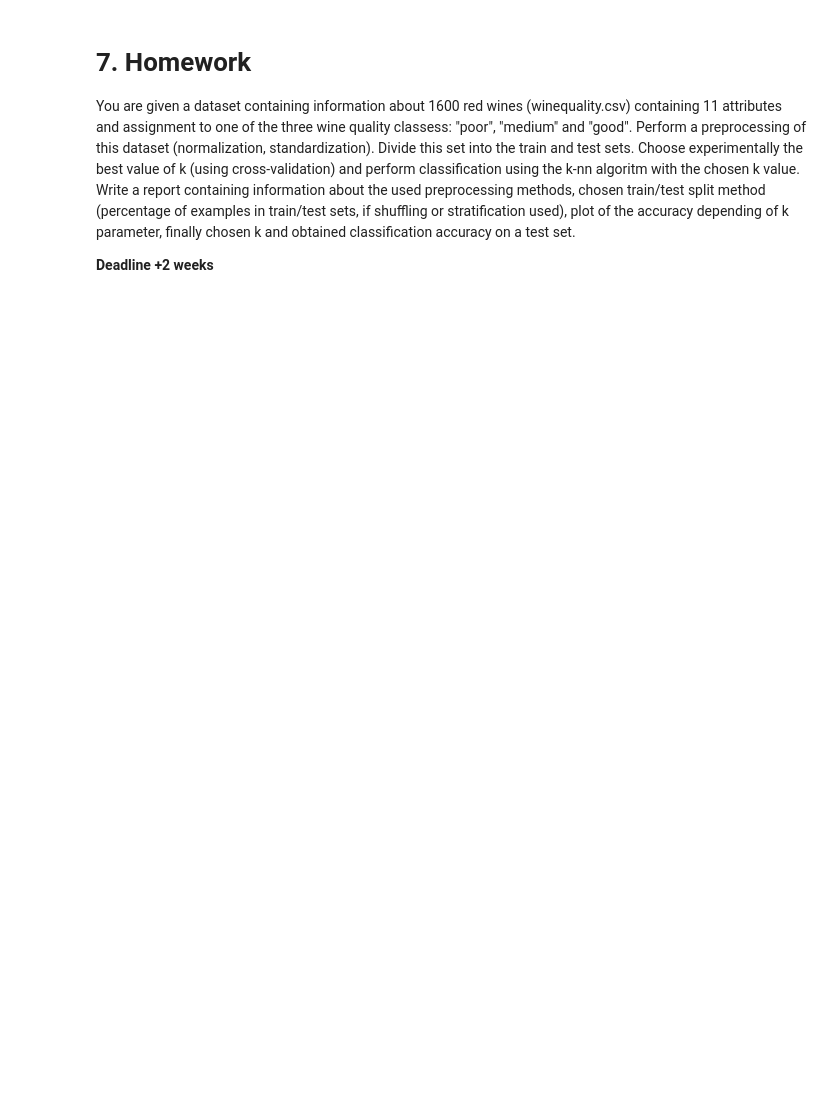
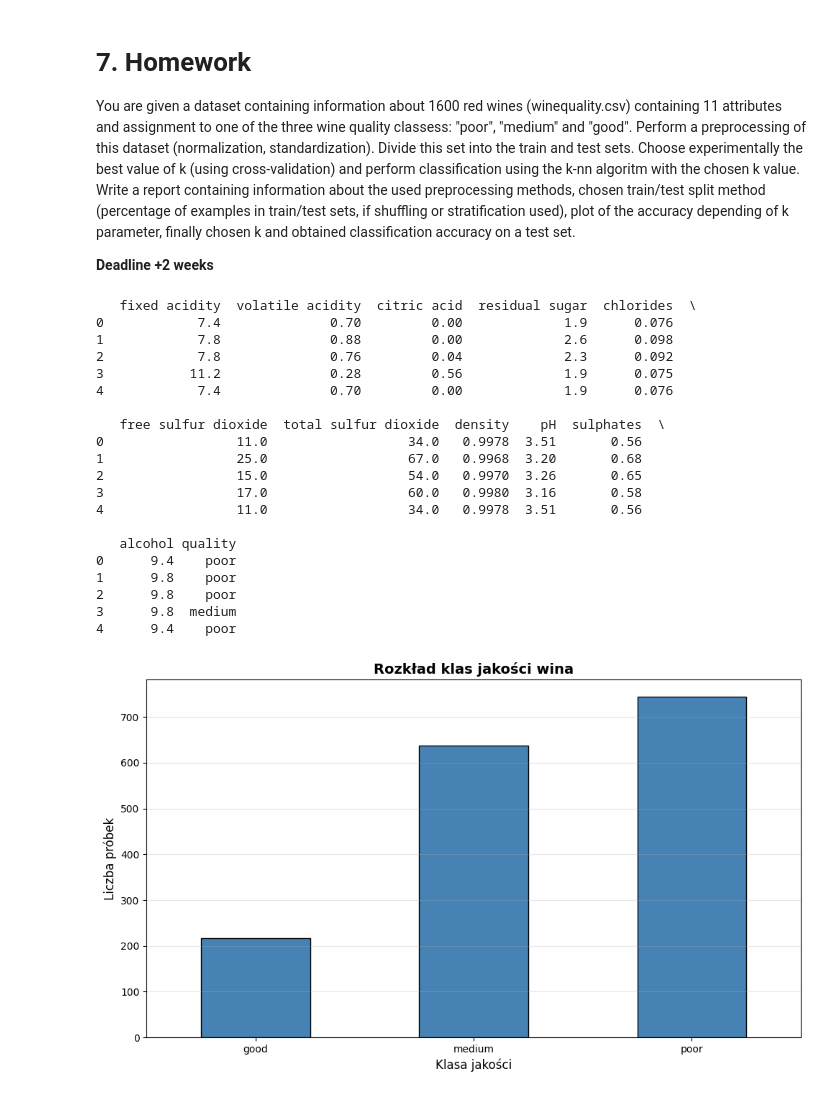
Before and after one commit to Michaszek224/wprowadzeniedosiecineuronowych, a Jupyter notebook: ml4/Exercices_knn.ipynb, the cells around one changed output. Cells and saved outputs as stored; diff of their text form; code cells hidden in the pictures; blank space fills up the shorter version.

```diff
--- a/ml4/Exercices_knn.ipynb
+++ b/ml4/Exercices_knn.ipynb
@@ -169,3 +284,41 @@ Train the k-NN classifier again and test it using the obtained best k value on a
 You are given a dataset containing information about 1600 red wines (winequality.csv) containing 11 attributes and assignment to one of the three wine quality classess: "poor", "medium" and "good". Perform a preprocessing of this dataset (normalization, standardization). Divide this set into the train and test sets. Choose experimentally the best value of k (using cross-validation) and perform classification using the  k-nn algoritm with the chosen k value. Write a report containing information about the used preprocessing methods, chosen train/test split method (percentage of examples in train/test sets, if shuffling or stratification used), plot of the accuracy depending of k parameter, finally chosen k and obtained classification accuracy on a test set.
 
 **Deadline +2 weeks**
+# %%
+df = pd.read_csv("winequality-red.csv")
+print(df.head())
+
+X = df.drop('quality', axis=1)
+y = df['quality']
+
+plt.figure(figsize=(10, 6))
+y.value_counts().sort_index().plot(kind='bar', color='steelblue', edgecolor='black')
+plt.title('Rozkład klas jakości wina', fontsize=14, fontweight='bold')
+plt.xlabel('Klasa jakości', fontsize=12)
+plt.ylabel('Liczba próbek', fontsize=12)
+plt.xticks(rotation=0)
+plt.grid(axis='y', alpha=0.3)
+plt.tight_layout()
+plt.show()
+# %% [output]
+   fixed acidity  volatile acidity  citric acid  residual sugar  chlorides  \
+0            7.4              0.70         0.00             1.9      0.076
+1            7.8              0.88         0.00             2.6      0.098
+2            7.8              0.76         0.04             2.3      0.092
+3           11.2              0.28         0.56             1.9      0.075
+4            7.4              0.70         0.00             1.9      0.076
+
+   free sulfur dioxide  total sulfur dioxide  density    pH  sulphates  \
+0                 11.0                  34.0   0.9978  3.51       0.56
+1                 25.0                  67.0   0.9968  3.20       0.68
+2                 15.0                  54.0   0.9970  3.26       0.65
+3                 17.0                  60.0   0.9980  3.16       0.58
+4                 11.0                  34.0   0.9978  3.51       0.56
+
+   alcohol quality
+0      9.4    poor
+1      9.8    poor
+2      9.8    poor
+3      9.8  medium
+4      9.4    poor
+[figure, added]
```
Also changed, not shown: parts of 14 cells of this notebook, 4 other files.
